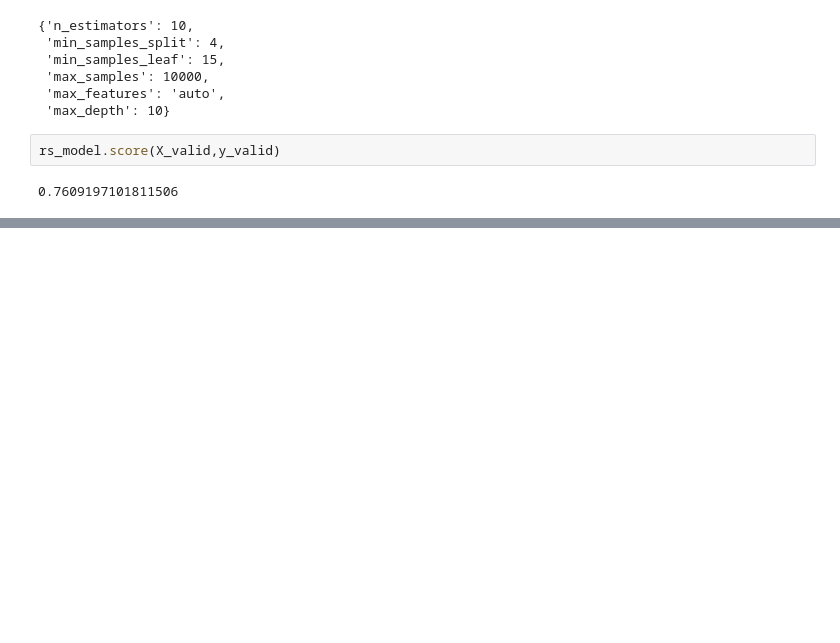
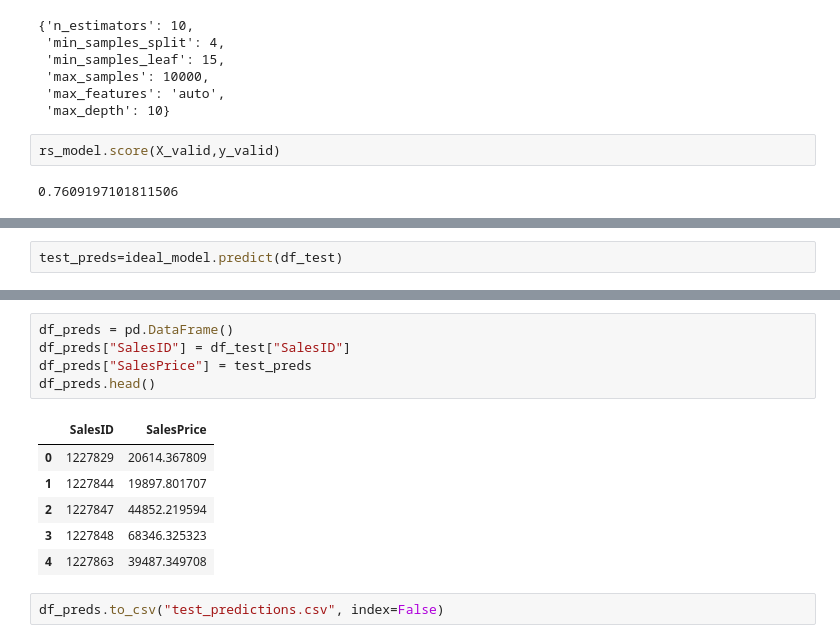
Before and after one commit to ayush-020198/bulldozer-price-predictor, a Jupyter notebook: bluebook-bulldozer.ipynb, the cells around one changed output, grey strips where cells are left out. Cells and saved outputs as stored; diff of their text form; blank space fills up the shorter version.

```diff
--- a/bluebook-bulldozer.ipynb
+++ b/bluebook-bulldozer.ipynb
@@ -403,0 +488,2 @@ rs_model.score(X_valid,y_valid)
+# %%
+test_preds=ideal_model.predict(df_test)
@@ -403,0 +495,14 @@ rs_model.score(X_valid,y_valid)
+# %%
+df_preds = pd.DataFrame()
+df_preds["SalesID"] = df_test["SalesID"]
+df_preds["SalesPrice"] = test_preds
+df_preds.head()
+# %% [output]
+|  | SalesID | SalesPrice |
+| 0 | 1227829 | 20614.367809 |
+| 1 | 1227844 | 19897.801707 |
+| 2 | 1227847 | 44852.219594 |
+| 3 | 1227848 | 68346.325323 |
+| 4 | 1227863 | 39487.349708 |
+# %%
+df_preds.to_csv("test_predictions.csv", index=False)
```
Also changed, not shown: parts of 8 cells of this notebook.
